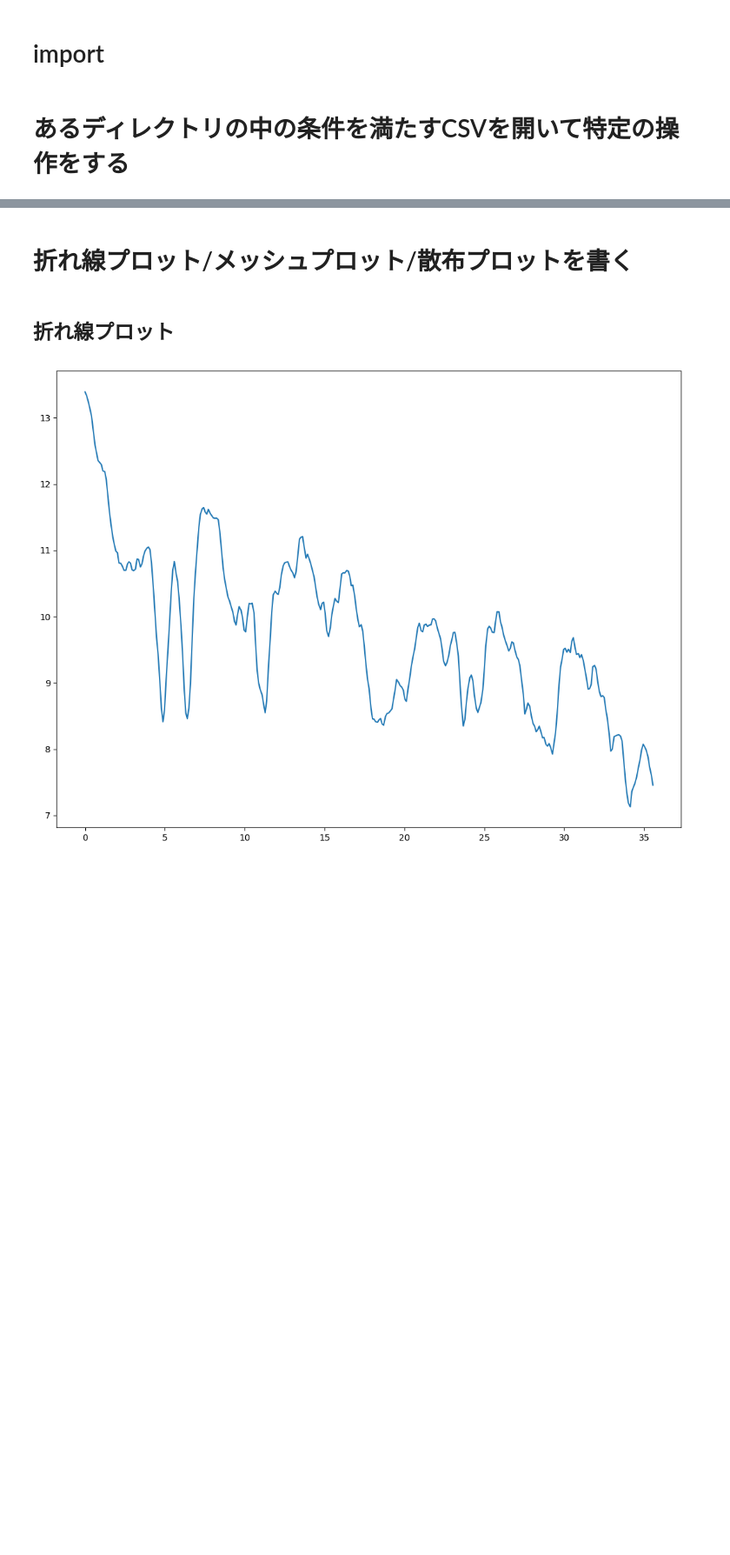
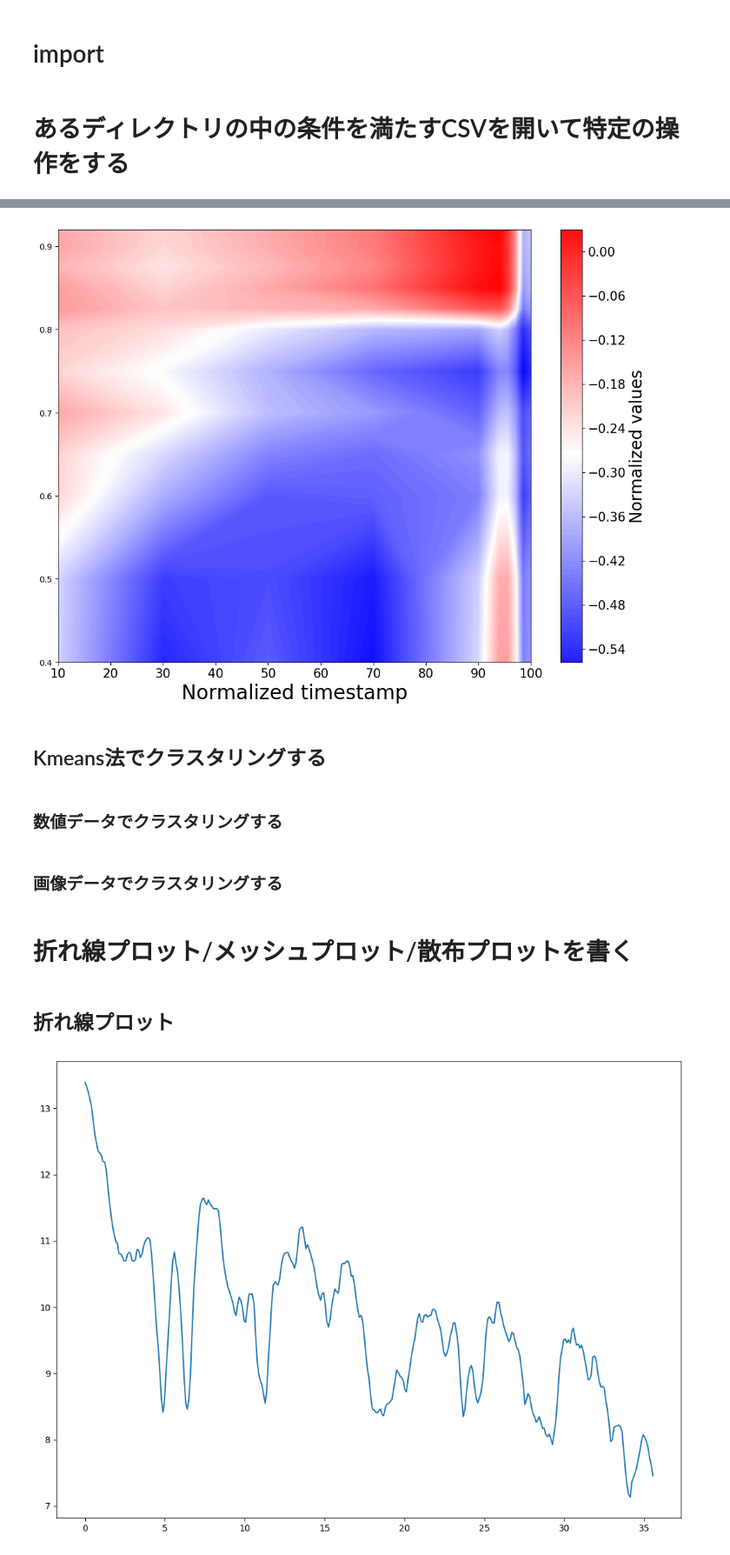
Before and after one commit to satoshi-sekimoto/sample_easypython, a Jupyter notebook: Codes.ipynb, the cells around one changed output, grey strips where cells are left out. Shown at 87% size. Saved outputs shown, nothing was run; the diff lists cells and outputs as text; code cells hidden in the pictures; blank space fills up the shorter version.

```diff
--- a/Codes.ipynb
+++ b/Codes.ipynb
@@ -36,0 +321,4 @@ flightdata-20181215-1113-OFF-3.csv:DF行数=494
+# %%
+#Spanの列及び"H-10-1"を満たす列だけ取得。縦棒が決め手　https://qiita.com/irs/items/4ebbfd8bef63db1892fb
+extdata=tedata.loc[:,span50data.columns.str.contains("Span|H-10-1")]
+extdata
@@ -36,0 +337,12 @@ flightdata-20181215-1113-OFF-3.csv:DF行数=494
+# %%
+#メッシュプロットにしたいので、名前を付け替える
+namelist=extdata.columns[extdata.columns.str.contains("H-10-1")] #含む行名だけをリストで取得
+for nameorg in namelist:
+    name=nameorg.replace('-H-10-1','') #いらない部分を削除
+    if len(name)==2: #文字列の桁数で無理やり正しい少数に変換
+        val=float(name)/100
+    else:
+        val=float(name)/1000
+    extdata=extdata.rename(columns={nameorg: val}) #列名の書き換え
+
+extdata
@@ -36,0 +361,7 @@ flightdata-20181215-1113-OFF-3.csv:DF行数=494
+# %%
+#メッシュプロット用に、Spanをindexにする
+meshdf=extdata #特に意味はない
+
+meshdf.index = meshdf.Span #インデックスを変更。最後にやらないとindexが変わって列のコピーできない。
+meshdf.drop(columns=['Span'], inplace=True)#いらなくなったtimeを消す
+meshdf
@@ -37,3 +381,30 @@ flightdata-20181215-1113-OFF-3.csv:DF行数=494
+# %%
+#プロット用のインスタンス。
+plot=Plots()
+
+plot.figinit() #プロットの初期化。必ず最初に書く
+mappable=plot.ax.contourf(meshdf.index,meshdf.columns,meshdf.T,cmap='bwr',levels=100) #カラーマップを指定しながらプロット。mappableはおまじないと思おう
+
+plot.ax.set_xlabel("Normalized timestamp", fontsize=24) #X軸の名前設定
+# plot.ax.set_yticks(np.arange(colinit+colstep/2, colnum, colstep)) #stepの半分から始めることで、それぞれの帯の半分の位置にメモリを配置する
+plot.ax.tick_params(axis='y',labelsize=10) #メモリのフォントサイ
+plot.ax.tick_params(axis='x',labelsize=15) #メモリのフォントサイ
+
+#カラーバー設定
+pp=plt.colorbar(mappable,ax=plot.ax,orientation="vertical")
+pp.set_clim(-0.6,0.05) #カラーマップの最大値と最小値に対応する値を設定
+pp.set_label("Normalized values" ,fontsize=20) #カラーバーのラベル設定
+pp.ax.tick_params(labelsize=15) #カラーバーのメモリフォントサイズ
+
+plt.show() #表示するだけ
+# %% [output]
+[figure, added]
+# %% [markdown]
+## Kmeans法でクラスタリングする
+# %% [markdown]
+### 数値データでクラスタリングする
+# %% [markdown]
+### 画像データでクラスタリングする
 # %% [markdown]
 # 折れ線プロット/メッシュプロット/散布プロットを書く
 # %%
```
Also changed, not shown: parts of 18 cells of this notebook, 2 other files.
